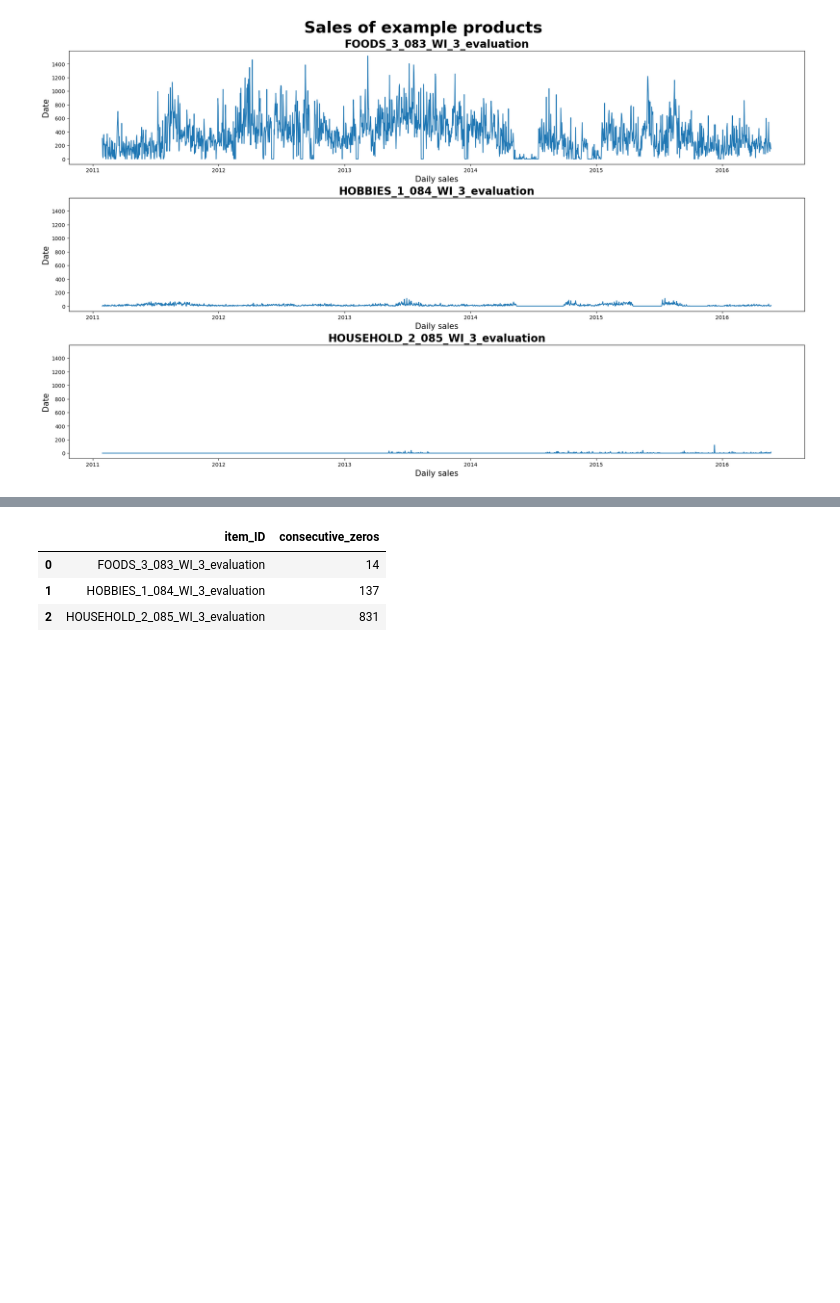
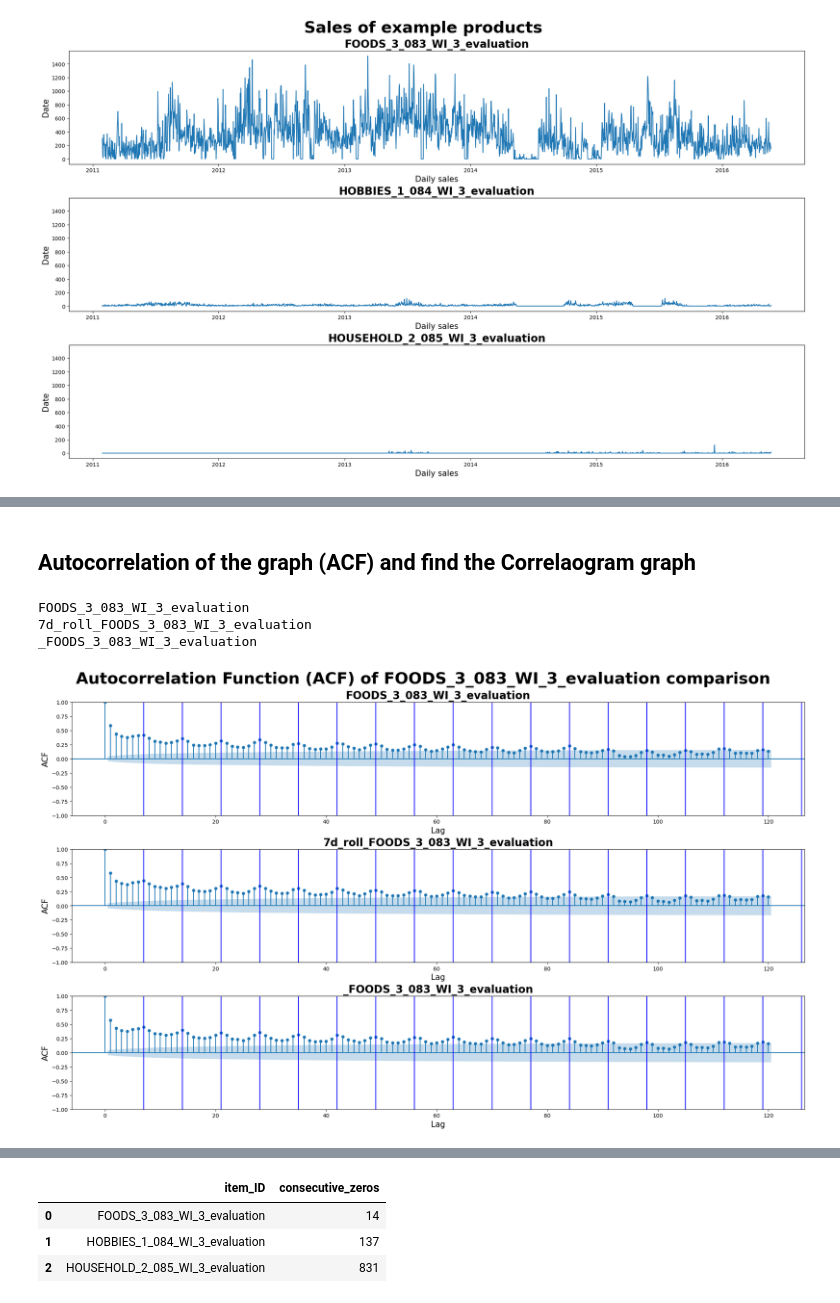
Before and after one commit to yoheita/Springboard, a Jupyter notebook: Capstone Project 2/Draft/Capstone_Project_Forecast_250_items.ipynb, the cells around one changed output, grey strips where cells are left out. Drawn from its saved outputs; the diff is of its cells as text; code cells hidden in the pictures; blank space fills up the shorter version.

```diff
--- a/Capstone Project 2/Draft/Capstone_Project_Forecast_250_items.ipynb
+++ b/Capstone Project 2/Draft/Capstone_Project_Forecast_250_items.ipynb
@@ -90,0 +231,30 @@ for i in range(0,len(multi_items)):
+# %% [markdown]
+## Autocorrelation of the graph (ACF) and find the Correlaogram graph
+# %%
+from statsmodels.graphics.tsaplots import plot_acf
+
+delay_7day_point = []
+lag_max = 120
+
+fig,ax =  plt.subplots(nrows= 3, ncols=1, figsize = ( 20, 12), constrained_layout=True, sharey=True)
+
+fig.suptitle('Autocorrelation Function (ACF) of FOODS_3_083_WI_3_evaluation comparison', fontsize = 30, weight = 'bold')
+
+test_list = ['FOODS_3_083_WI_3_evaluation','7d_roll_FOODS_3_083_WI_3_evaluation', '_FOODS_3_083_WI_3_evaluation']
+for i in range(0,len(test_list)):
+     #Plot ACF
+    print(test_list[i])
+    plot_acf(df_transform_test[test_list[i]], lags=lag_max, ax = ax[i])
+    ax[i].set_title(test_list[i], fontsize = 20, weight = 'bold')
+    ax[i].set_xlabel("Lag", fontsize=15)
+    ax[i].set_ylabel("ACF", fontsize=15)
+    #Plot vertical line to represent 7 days
+    j = 0
+    while( j <120):
+        j = j + 7
+        ax[i].axvline(x = j, color = 'b', label = 'axvline - full height')
+# %% [output]
+FOODS_3_083_WI_3_evaluation
+7d_roll_FOODS_3_083_WI_3_evaluation
+_FOODS_3_083_WI_3_evaluation
+[figure, added]
```
Also changed, not shown: parts of 58 cells of this notebook, 1 other file.
